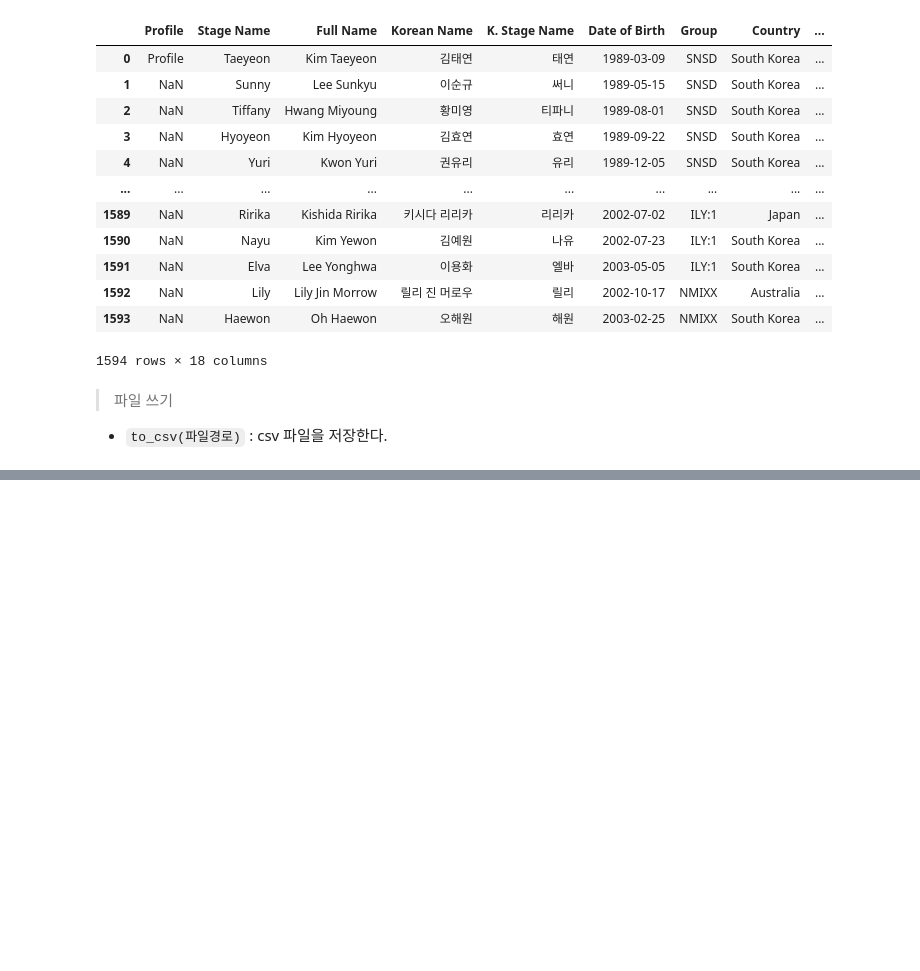
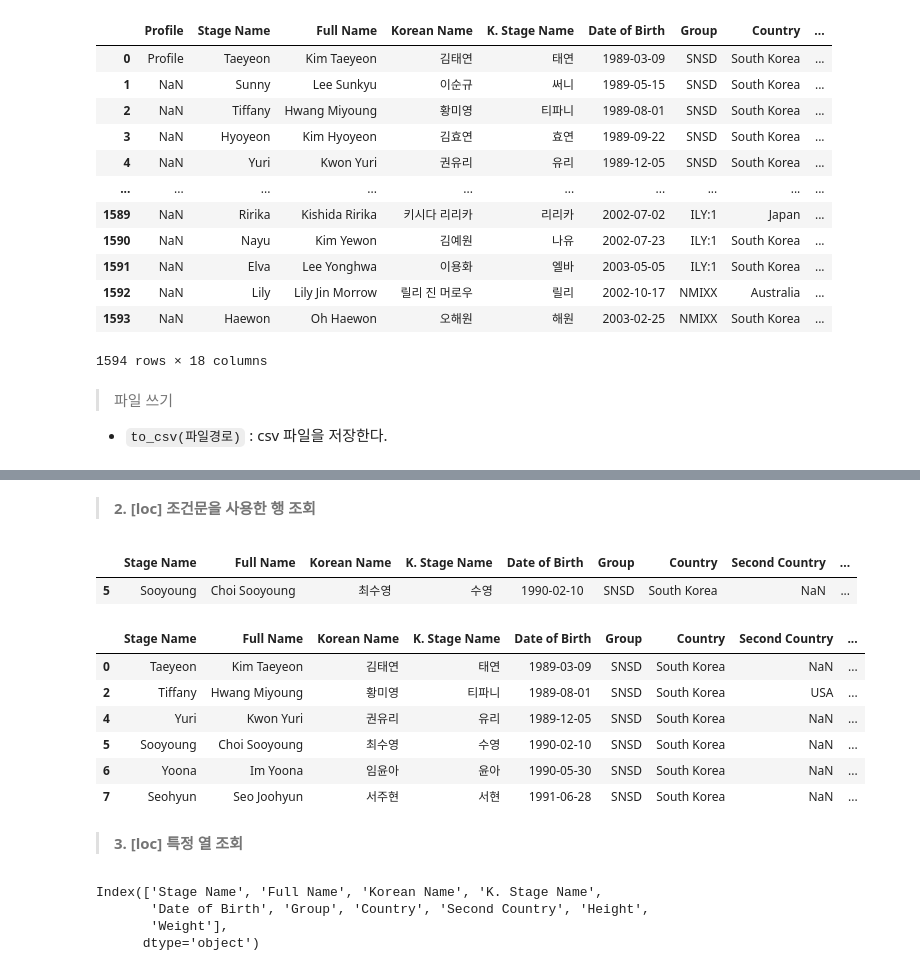
Before and after one commit to Chashoo414/Data_Analysis_Study, a Jupyter notebook: Part2/Part2_Summary_2-2.ipynb, the cells around one changed output, grey strips where cells are left out. Drawn from its saved outputs; the diff is of its cells as text; code cells hidden in the pictures; blank space fills up the shorter version.

```diff
--- a/Part2/Part2_Summary_2-2.ipynb
+++ b/Part2/Part2_Summary_2-2.ipynb
@@ -123,0 +396,27 @@ df.to_csv(csv_path)
+# %% [markdown]
+> **2. [loc] 조건문을 사용한 행 조회**
+# %%
+# label 대신 조건문을 넣어 사용할 수도 있다.
+df.loc[df['Korean Name']=='최수영']
+# %% [output]
+|  | Stage Name | Full Name | Korean Name | K. Stage Name | Date of Birth | Group | Country | Second Country | ... |
+| 5 | Sooyoung | Choi Sooyoung | 최수영 | 수영 | 1990-02-10 | SNSD | South Korea | NaN | ... |
+# %%
+df.loc[df['Height']>=160]
+# %% [output]
+|  | Stage Name | Full Name | Korean Name | K. Stage Name | Date of Birth | Group | Country | Second Country | ... |
+| 0 | Taeyeon | Kim Taeyeon | 김태연 | 태연 | 1989-03-09 | SNSD | South Korea | NaN | ... |
+| 2 | Tiffany | Hwang Miyoung | 황미영 | 티파니 | 1989-08-01 | SNSD | South Korea | USA | ... |
+| 4 | Yuri | Kwon Yuri | 권유리 | 유리 | 1989-12-05 | SNSD | South Korea | NaN | ... |
+| 5 | Sooyoung | Choi Sooyoung | 최수영 | 수영 | 1990-02-10 | SNSD | South Korea | NaN | ... |
+| 6 | Yoona | Im Yoona | 임윤아 | 윤아 | 1990-05-30 | SNSD | South Korea | NaN | ... |
+| 7 | Seohyun | Seo Joohyun | 서주현 | 서현 | 1991-06-28 | SNSD | South Korea | NaN | ... |
+# %% [markdown]
+> **3. [loc] 특정 열 조회**
+# %%
+df.columns
+# %% [output]
+Index(['Stage Name', 'Full Name', 'Korean Name', 'K. Stage Name',
+       'Date of Birth', 'Group', 'Country', 'Second Country', 'Height',
+       'Weight'],
+      dtype='object')
```
Also changed, not shown: parts of 40 cells of this notebook.
